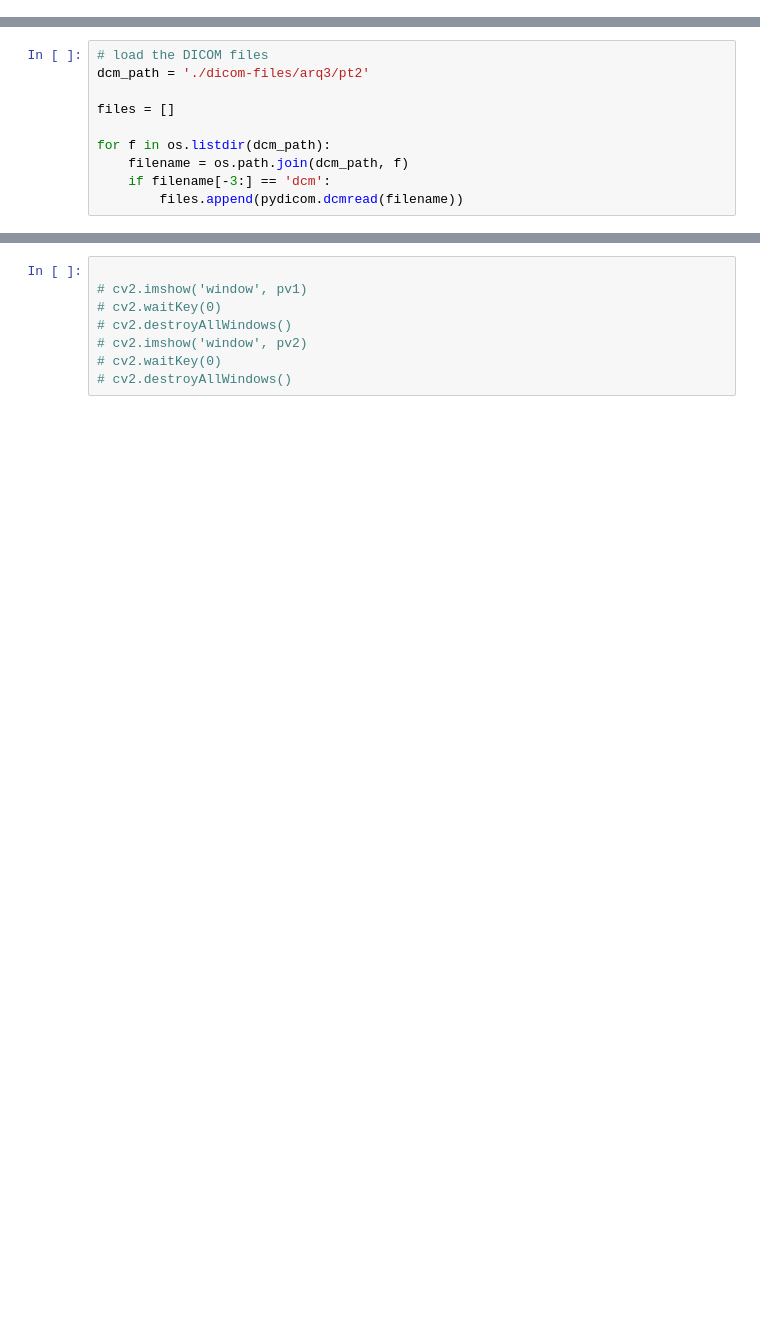
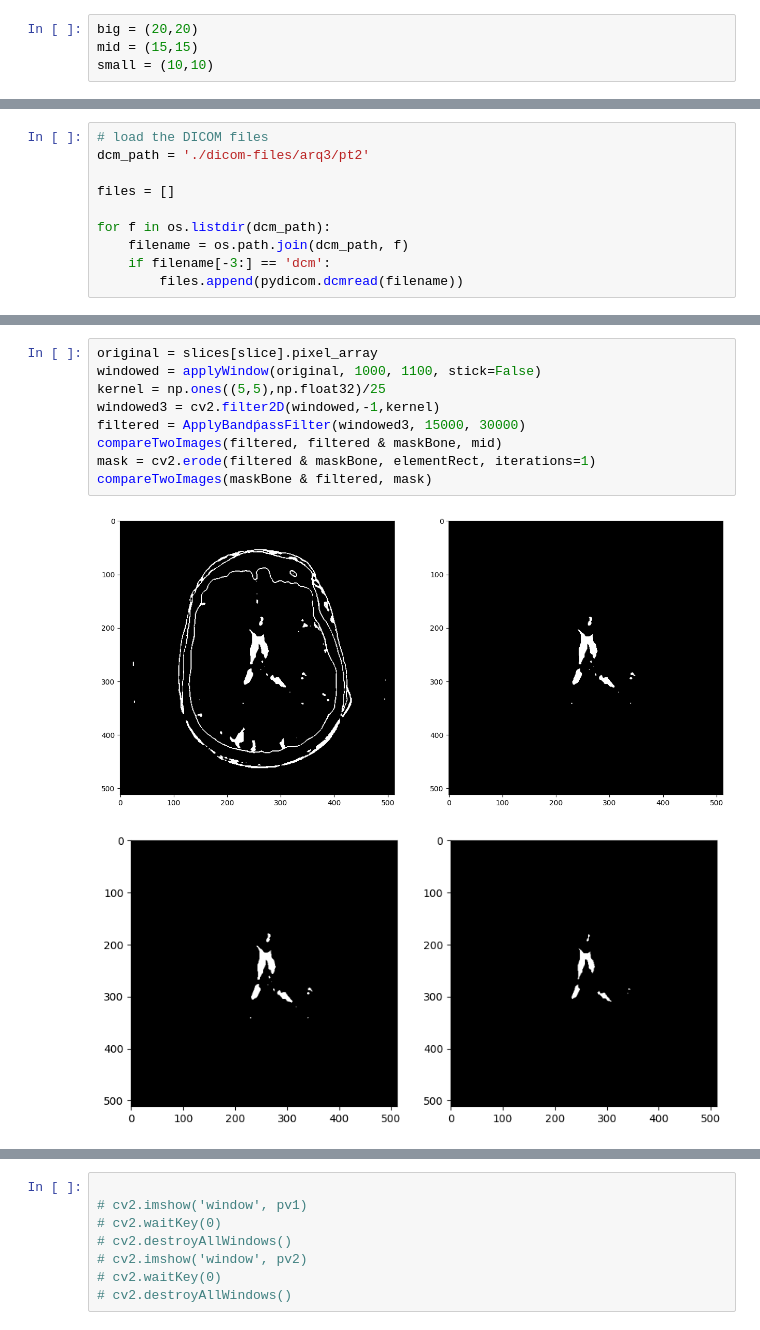
Before and after one commit to RafaelChavesPB/PDI-Medicas, a Jupyter notebook: Rafael/artigo/3d.ipynb, the cells around one changed output, grey strips where cells are left out. Drawn from its saved outputs; the diff is of its cells as text; blank space fills up the shorter version.

```diff
--- a/Rafael/artigo/3d.ipynb
+++ b/Rafael/artigo/3d.ipynb
@@ -6,0 +14,4 @@ import cv2
+# %%
+big = (20,20)
+mid = (15,15)
+small = (10,10)
@@ -28,0 +94,12 @@ slices = sorted(slices, key=lambda s: s.SliceLocation)
+# %%
+original = slices[slice].pixel_array
+windowed = applyWindow(original, 1000, 1100, stick=False)
+kernel = np.ones((5,5),np.float32)/25
+windowed3 = cv2.filter2D(windowed,-1,kernel)
+filtered = ApplyBandṕassFilter(windowed3, 15000, 30000)
+compareTwoImages(filtered, filtered & maskBone, mid)
+mask = cv2.erode(filtered & maskBone, elementRect, iterations=1)
+compareTwoImages(maskBone & filtered, mask)
+# %% [output]
+[figure, added]
+[figure, added]
```
Also changed, not shown: parts of 17 cells of this notebook.
